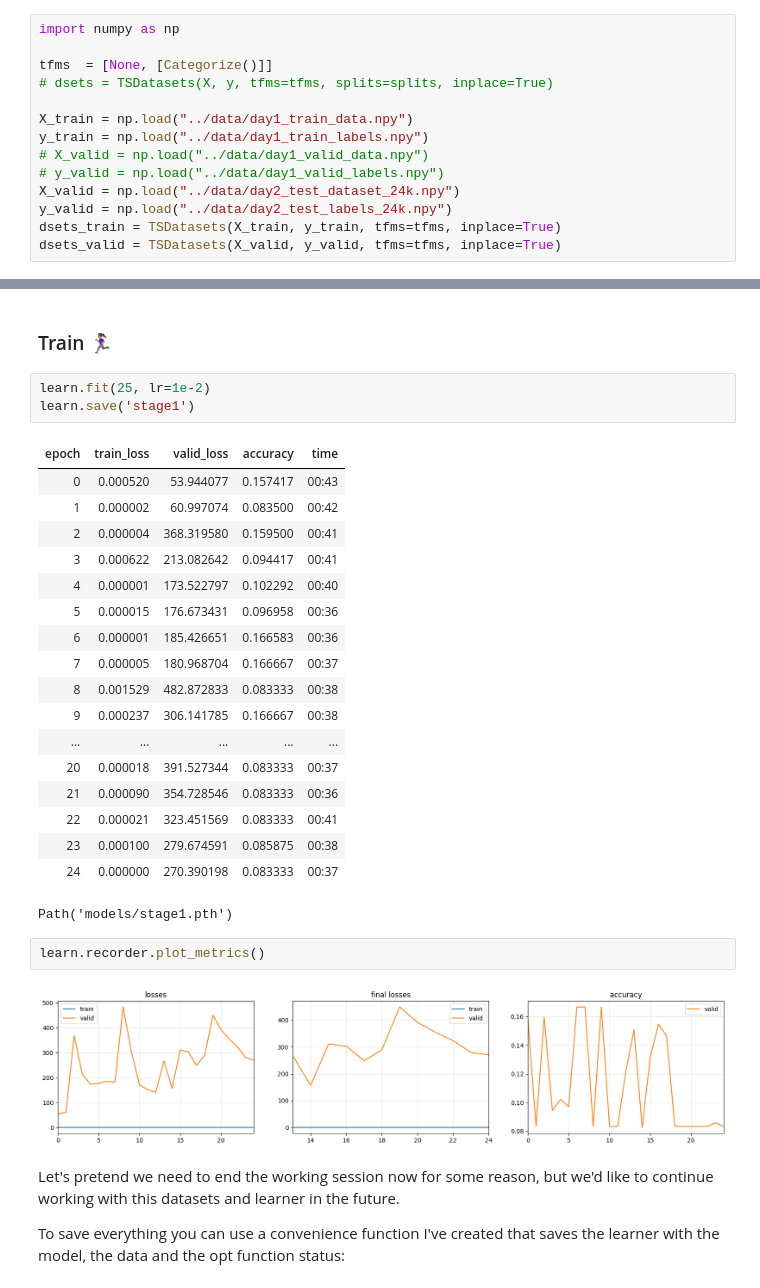
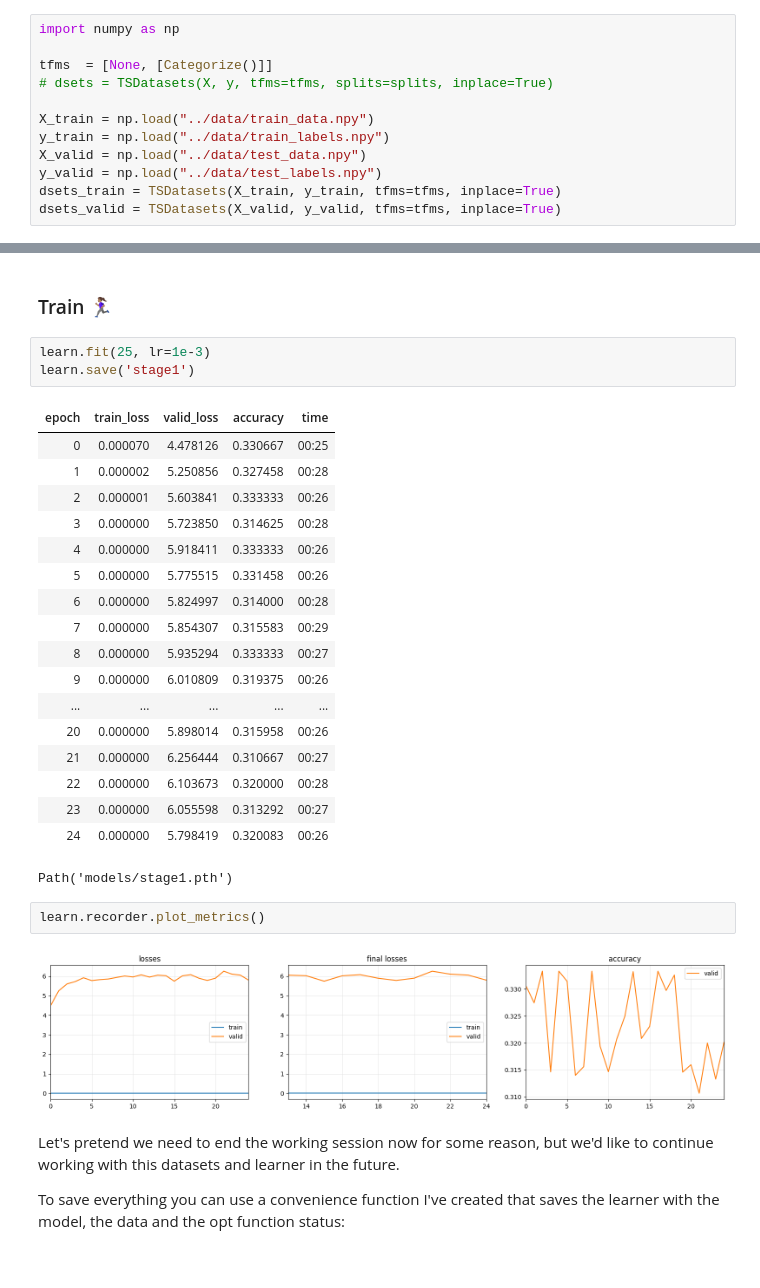
Before and after one commit to iamstarlee/tsai-main, a Jupyter notebook: tutorial_nbs/01_Intro_to_Time_Series_Classification.ipynb, the cells around one changed output, grey strips where cells are left out. Drawn from its saved outputs; the diff is of its cells as text.

```diff
--- a/tutorial_nbs/01_Intro_to_Time_Series_Classification.ipynb
+++ b/tutorial_nbs/01_Intro_to_Time_Series_Classification.ipynb
@@ -115,12 +115,10 @@ import numpy as np
 tfms  = [None, [Categorize()]]
 # dsets = TSDatasets(X, y, tfms=tfms, splits=splits, inplace=True)
 
-X_train = np.load("../data/day1_train_data.npy")
-y_train = np.load("../data/day1_train_labels.npy")
-# X_valid = np.load("../data/day1_valid_data.npy")
-# y_valid = np.load("../data/day1_valid_labels.npy")
-X_valid = np.load("../data/day2_test_dataset_24k.npy")
-y_valid = np.load("../data/day2_test_labels_24k.npy")
+X_train = np.load("../data/train_data.npy")
+y_train = np.load("../data/train_labels.npy")
+X_valid = np.load("../data/test_data.npy")
+y_valid = np.load("../data/test_labels.npy")
 dsets_train = TSDatasets(X_train, y_train, tfms=tfms, inplace=True)
 dsets_valid = TSDatasets(X_valid, y_valid, tfms=tfms, inplace=True)
 # %%
@@ -200,31 +185,31 @@ SuggestedLRs(valley=0.0014454397605732083)
 # %% [markdown]
 ### Train 🏃🏽‍♀️
 # %%
-learn.fit(25, lr=1e-2)
+learn.fit(25, lr=1e-3)
 learn.save('stage1')
 # %% [output]
 | epoch | train_loss | valid_loss | accuracy | time |
-| 0 | 0.000520 | 53.944077 | 0.157417 | 00:43 |
-| 1 | 0.000002 | 60.997074 | 0.083500 | 00:42 |
-| 2 | 0.000004 | 368.319580 | 0.159500 | 00:41 |
-| 3 | 0.000622 | 213.082642 | 0.094417 | 00:41 |
-| 4 | 0.000001 | 173.522797 | 0.102292 | 00:40 |
-| 5 | 0.000015 | 176.673431 | 0.096958 | 00:36 |
-| 6 | 0.000001 | 185.426651 | 0.166583 | 00:36 |
-| 7 | 0.000005 | 180.968704 | 0.166667 | 00:37 |
-| 8 | 0.001529 | 482.872833 | 0.083333 | 00:38 |
-| 9 | 0.000237 | 306.141785 | 0.166667 | 00:38 |
+| 0 | 0.000070 | 4.478126 | 0.330667 | 00:25 |
+| 1 | 0.000002 | 5.250856 | 0.327458 | 00:28 |
+| 2 | 0.000001 | 5.603841 | 0.333333 | 00:26 |
+| 3 | 0.000000 | 5.723850 | 0.314625 | 00:28 |
+| 4 | 0.000000 | 5.918411 | 0.333333 | 00:26 |
+| 5 | 0.000000 | 5.775515 | 0.331458 | 00:26 |
+| 6 | 0.000000 | 5.824997 | 0.314000 | 00:28 |
+| 7 | 0.000000 | 5.854307 | 0.315583 | 00:29 |
+| 8 | 0.000000 | 5.935294 | 0.333333 | 00:27 |
+| 9 | 0.000000 | 6.010809 | 0.319375 | 00:26 |
 | ... | ... | ... | ... | ... |
-| 20 | 0.000018 | 391.527344 | 0.083333 | 00:37 |
-| 21 | 0.000090 | 354.728546 | 0.083333 | 00:36 |
-| 22 | 0.000021 | 323.451569 | 0.083333 | 00:41 |
-| 23 | 0.000100 | 279.674591 | 0.085875 | 00:38 |
-| 24 | 0.000000 | 270.390198 | 0.083333 | 00:37 |
+| 20 | 0.000000 | 5.898014 | 0.315958 | 00:26 |
+| 21 | 0.000000 | 6.256444 | 0.310667 | 00:27 |
+| 22 | 0.000000 | 6.103673 | 0.320000 | 00:28 |
+| 23 | 0.000000 | 6.055598 | 0.313292 | 00:27 |
+| 24 | 0.000000 | 5.798419 | 0.320083 | 00:26 |
 Path('models/stage1.pth')
 # %%
 learn.recorder.plot_metrics()
 # %% [output]
-[figure, old version]
+[figure, new version]
 # %% [markdown]
 Let's pretend we need to end the working session now for some reason, but we'd like to continue working with this datasets and learner in the future.
 
```
Also changed, not shown: parts of 16 cells of this notebook, 1 other file.
